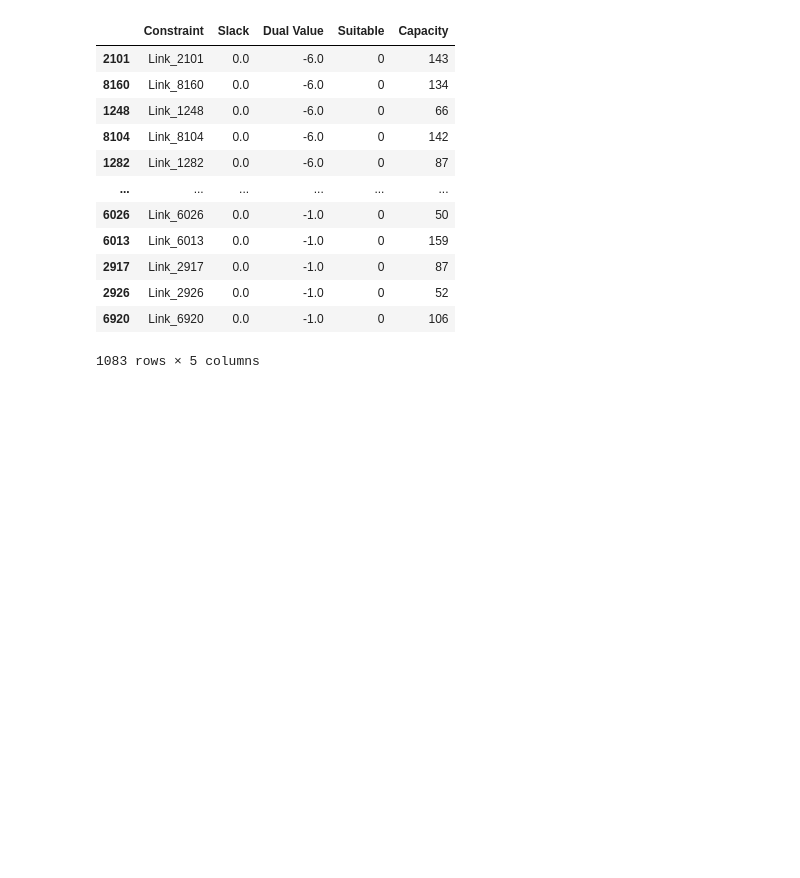
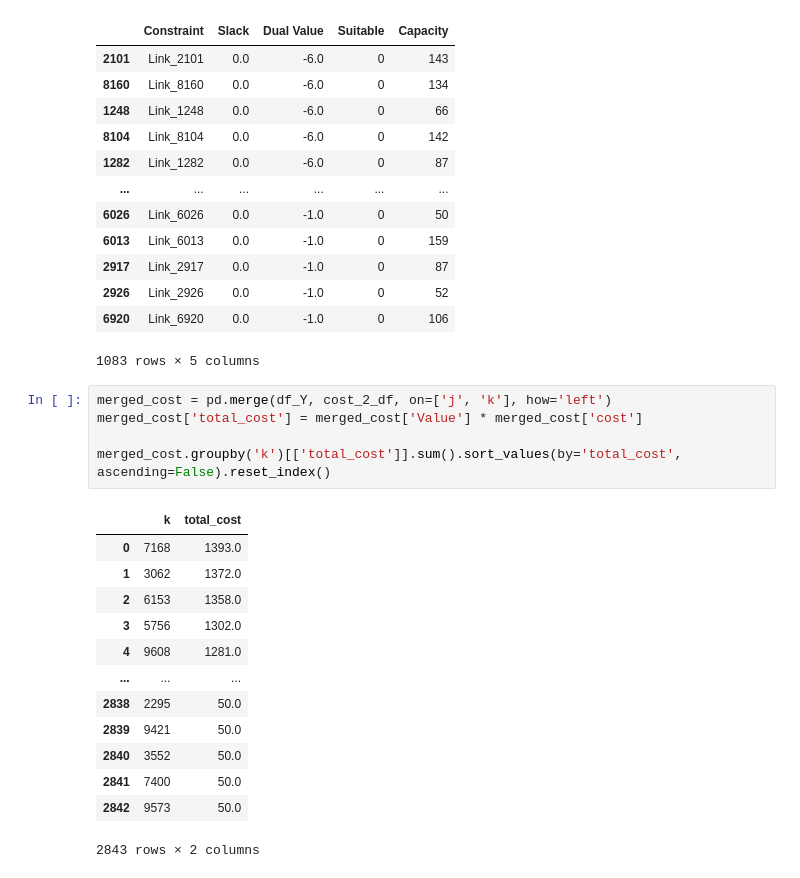
Before and after one commit to giorgiodemarchi/Duality-Based-Active-Learning, a Jupyter notebook: model.ipynb, the cells around one changed output. Drawn from its saved outputs; the diff is of its cells as text; blank space fills up the shorter version.

```diff
--- a/model.ipynb
+++ b/model.ipynb
@@ -610,4 +613,23 @@ dual_df[(dual_df['Suitable']==0) & (dual_df['Dual Value']!=0)].sort_values(by='D
 | 2926 | Link_2926 | 0.0 | -1.0 | 0 | 52 |
 | 6920 | Link_6920 | 0.0 | -1.0 | 0 | 106 |
 1083 rows × 5 columns
+# %%
+merged_cost = pd.merge(df_Y, cost_2_df, on=['j', 'k'], how='left')
+merged_cost['total_cost'] = merged_cost['Value'] * merged_cost['cost']
+
+merged_cost.groupby('k')[['total_cost']].sum().sort_values(by='total_cost', ascending=False).reset_index()
+# %% [output]
+|  | k | total_cost |
+| 0 | 7168 | 1393.0 |
+| 1 | 3062 | 1372.0 |
+| 2 | 6153 | 1358.0 |
+| 3 | 5756 | 1302.0 |
+| 4 | 9608 | 1281.0 |
+| ... | ... | ... |
+| 2838 | 2295 | 50.0 |
+| 2839 | 9421 | 50.0 |
+| 2840 | 3552 | 50.0 |
+| 2841 | 7400 | 50.0 |
+| 2842 | 9573 | 50.0 |
+2843 rows × 2 columns
 # %% [markdown]
```
Also changed, not shown: parts of 19 cells of this notebook.
